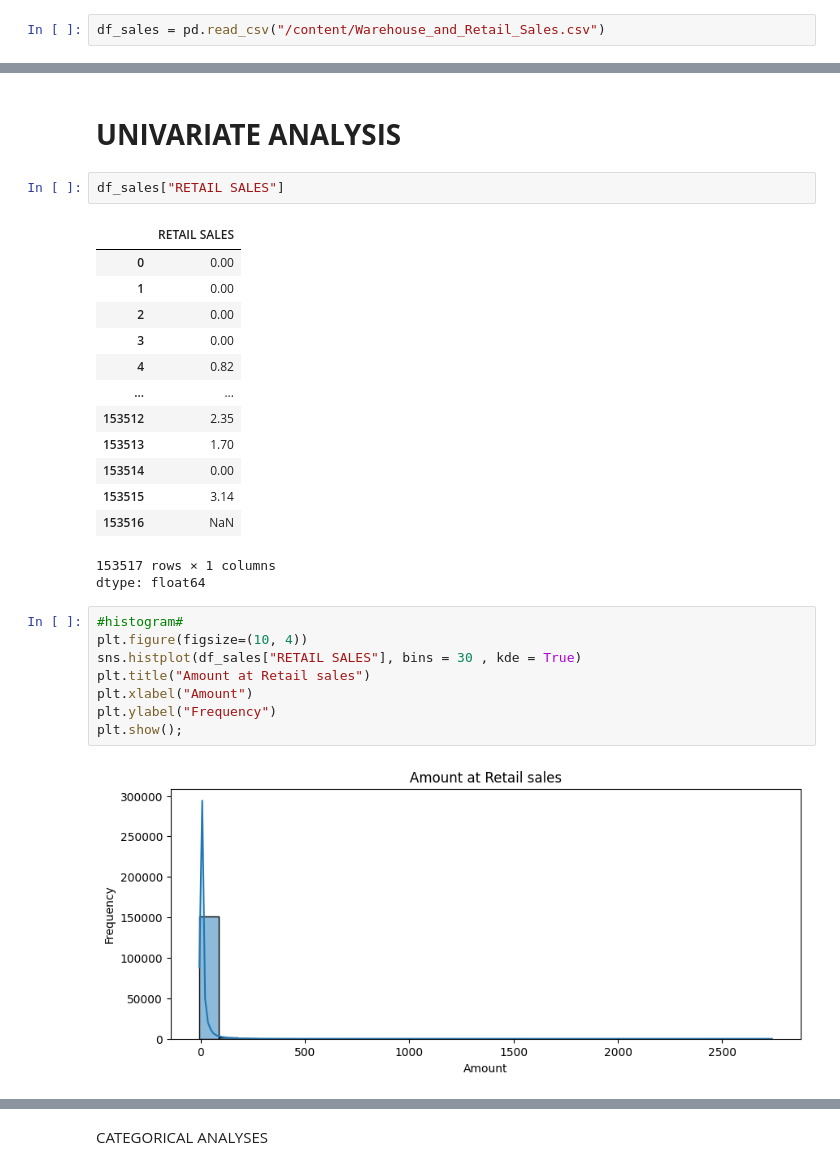
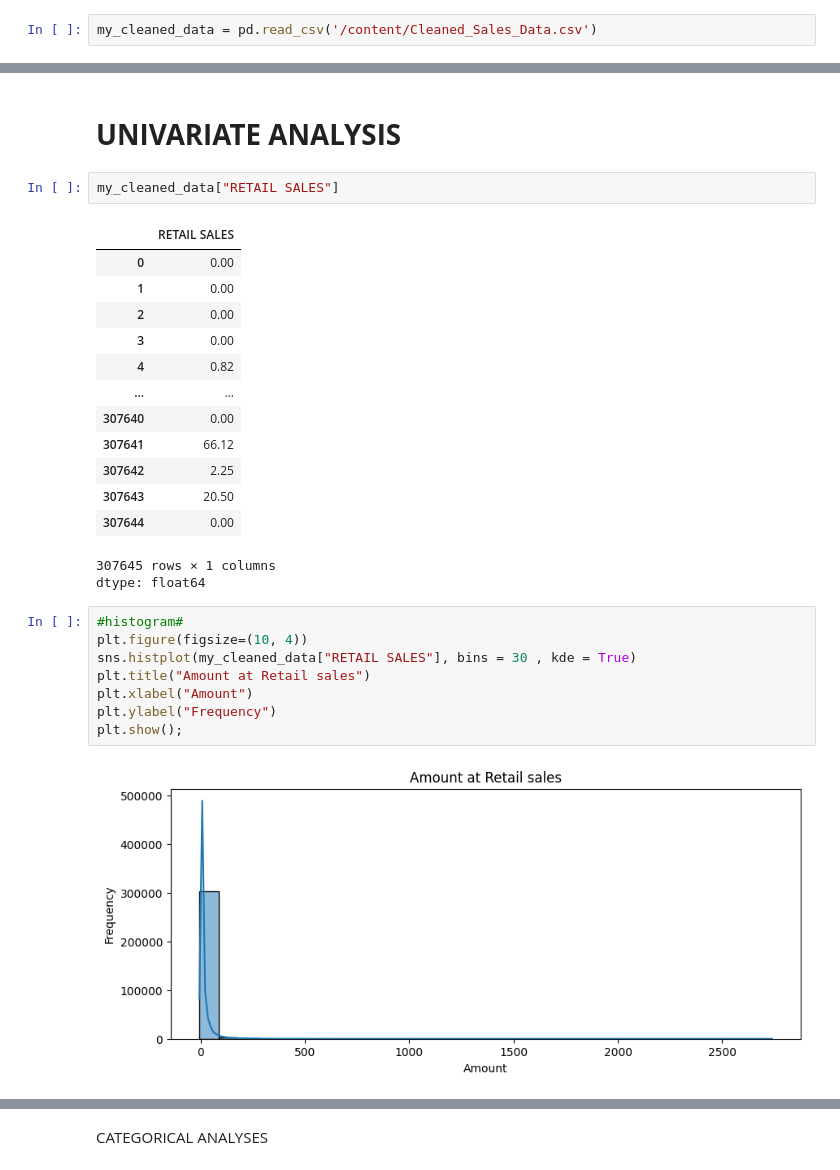
Before and after one commit to Ikeoluwa-2004/ACCESS-SAP-Data-Science-Track, a Jupyter notebook: Week3_Session5.ipynb, the cells around one changed output, grey strips where cells are left out. Cells and saved outputs as stored; diff of their text form.

```diff
--- a/Week3_Session5.ipynb
+++ b/Week3_Session5.ipynb
@@ -12,7 +12,7 @@ drive.mount('/content/drive')
 # %% [output]
 Drive already mounted at /content/drive; to attempt to forcibly remount, call drive.mount("/content/drive", force_remount=True).
 # %%
-df_sales = pd.read_csv("/content/Warehouse_and_Retail_Sales.csv")
+my_cleaned_data = pd.read_csv('/content/Cleaned_Sales_Data.csv')
 # %% [markdown]
 # **DATA** **OVERVIEW** **AND** **INSPECTION**
 # %%
@@ -140,7 +151,7 @@ memory usage: 10.5+ MB
 # %% [markdown]
 # **UNIVARIATE** **ANALYSIS**
 # %%
-df_sales["RETAIL SALES"]
+my_cleaned_data["RETAIL SALES"]
 # %% [output]
 |  | RETAIL SALES |
 | 0 | 0.00 |
@@ -149,20 +160,20 @@ df_sales["RETAIL SALES"]
 | 3 | 0.00 |
 | 4 | 0.82 |
 | ... | ... |
-| 153512 | 2.35 |
-| 153513 | 1.70 |
-| 153514 | 0.00 |
-| 153515 | 3.14 |
-| 153516 | NaN |
+| 307640 | 0.00 |
+| 307641 | 66.12 |
+| 307642 | 2.25 |
+| 307643 | 20.50 |
+| 307644 | 0.00 |
-153517 rows × 1 columns
+307645 rows × 1 columns
 dtype: float64
 # %%
 #histogram#
 plt.figure(figsize=(10, 4))
-sns.histplot(df_sales["RETAIL SALES"], bins = 30 , kde = True)
+sns.histplot(my_cleaned_data["RETAIL SALES"], bins = 30 , kde = True)
 plt.title("Amount at Retail sales")
 plt.xlabel("Amount")
 plt.ylabel("Frequency")
 plt.show();
 # %% [output]
-[figure, old version]
+[figure, new version]
```
Also changed, not shown: parts of 29 cells of this notebook.
